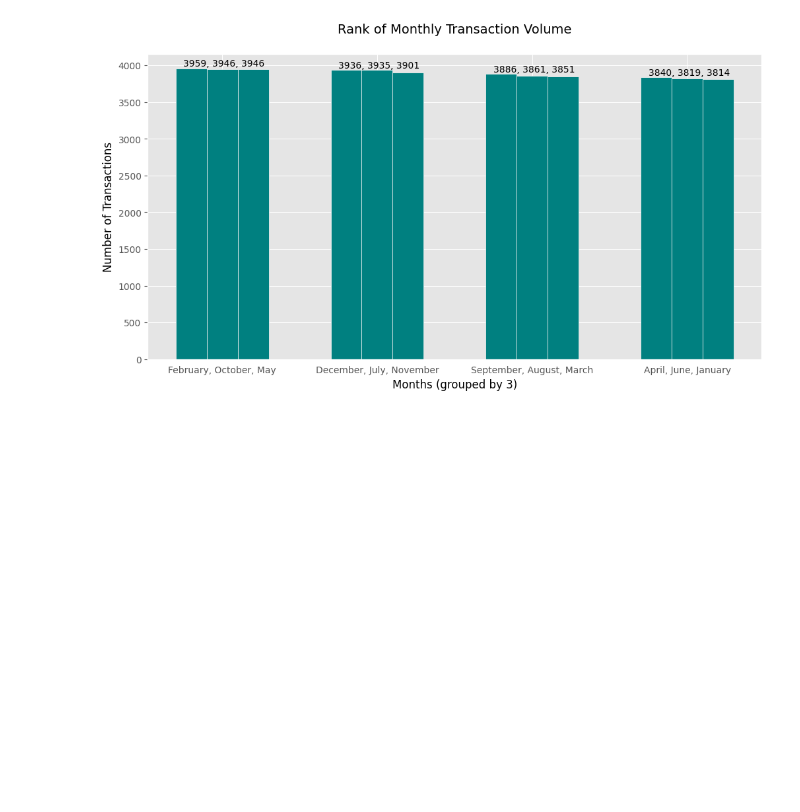
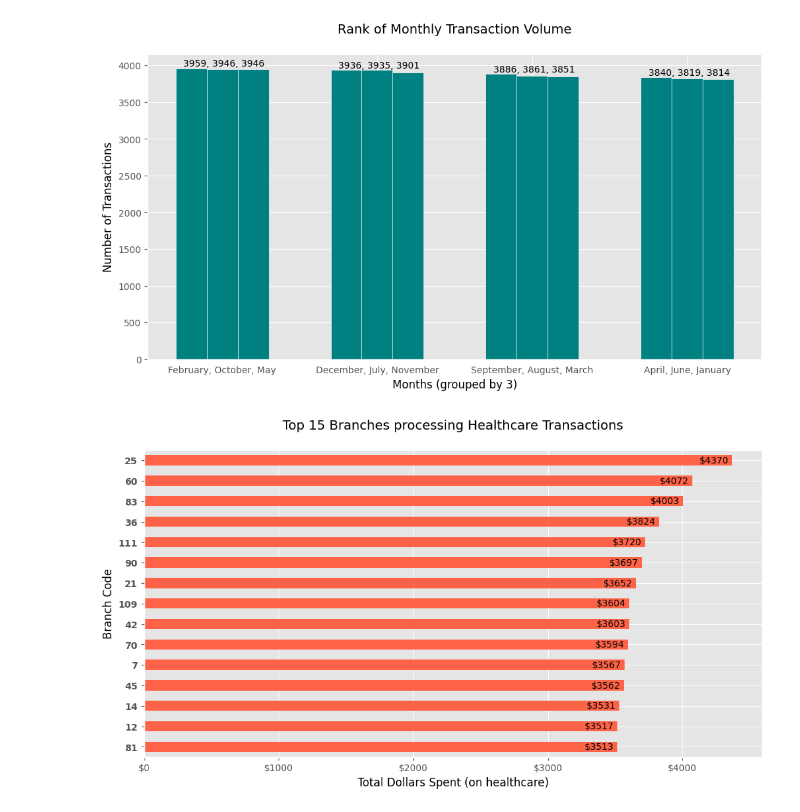
Before and after one commit to jonlam1989/Capstone, a Jupyter notebook: cc_data_visualization.ipynb, the cells around one changed output. Saved outputs shown, nothing was run; the diff lists cells and outputs as text; code cells hidden in the pictures; blank space fills up the shorter version.

Commit message:
added horizontal bar chart: top 15 branches processing healthcare transactions

```diff
--- a/cc_data_visualization.ipynb
+++ b/cc_data_visualization.ipynb
@@ -421,3 +423,38 @@ for num in np.arange(len(first_group)):
 plt.show()
 # %% [output]
 [figure]
+# %%
+# Find and plot which branch processed the highest total dollar value of healthcare transactions.
+
+# filter for healthcare transactions
+healthcare_transactions = credit_df['TRANSACTION_TYPE'] == 'Healthcare'
+healthcare_df = credit_df[healthcare_transactions]
+# group by each branch and get sum of all healthcare transactions
+healthcare_df = healthcare_df[['BRANCH_CODE', 'TRANSACTION_VALUE']]
+healthcare_df = healthcare_df.groupby('BRANCH_CODE').sum()
+healthcare_df = healthcare_df.sort_values('TRANSACTION_VALUE', ascending=False)
+# filter for top 15 branches
+top_15_branches_df = healthcare_df[:15]
+# sort values so horizontal bar chart will display in descending order
+top_15_branches_df = top_15_branches_df[::-1]
+#---------------------------------------------------------------------
+# horizontal bar chart
+xticks = np.arange(0, 5000, 1000)
+xlabel = list(map(lambda x: f'${x:.0f}', np.arange(0, 5000, 1000)))                                 # format with dollar sign
+
+top_15_branches_df.plot(kind='barh', color='tomato', legend=None, figsize=(12, 6))
+
+plt.title('Top 15 Branches processing Healthcare Transactions', fontsize=14, y=1.05)
+plt.xlabel('Total Dollars Spent (on healthcare)', fontsize=12)
+plt.xticks(ticks=xticks, labels=xlabel)                                                             # ticks - numeric / labels - strings
+plt.ylabel('Branch Code', fontsize=12)
+plt.yticks(fontweight='bold')
+
+# annotate text
+for branch, dollar in enumerate(top_15_branches_df.values):
+    text = dollar[0]
+    plt.annotate(f'${text:.0f}', xy=(text- 25, branch), va='center', ha='right', color='black')
+
+plt.show()
+# %% [output]
+[figure, added]
```
Also changed, not shown: parts of 3 cells of this notebook.
